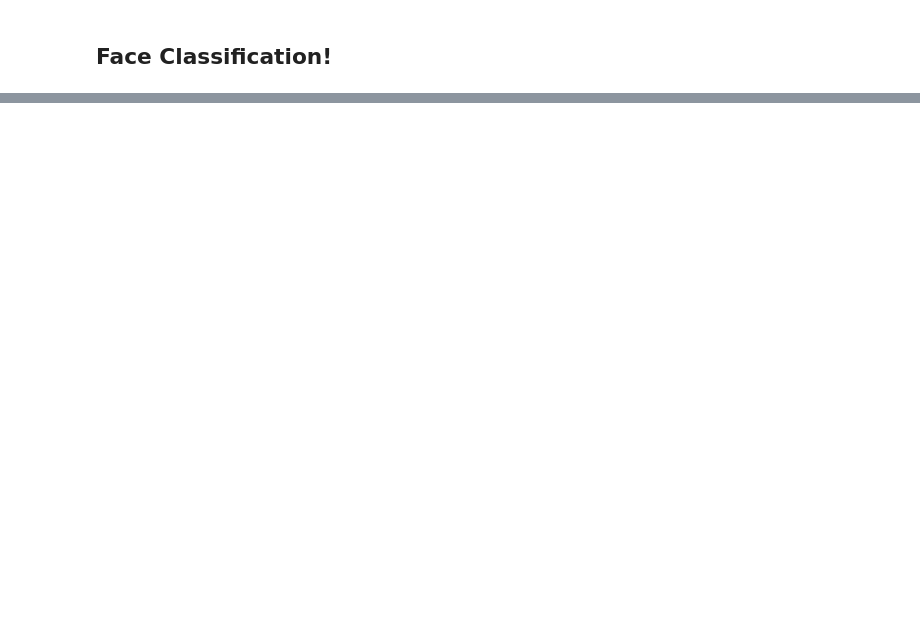
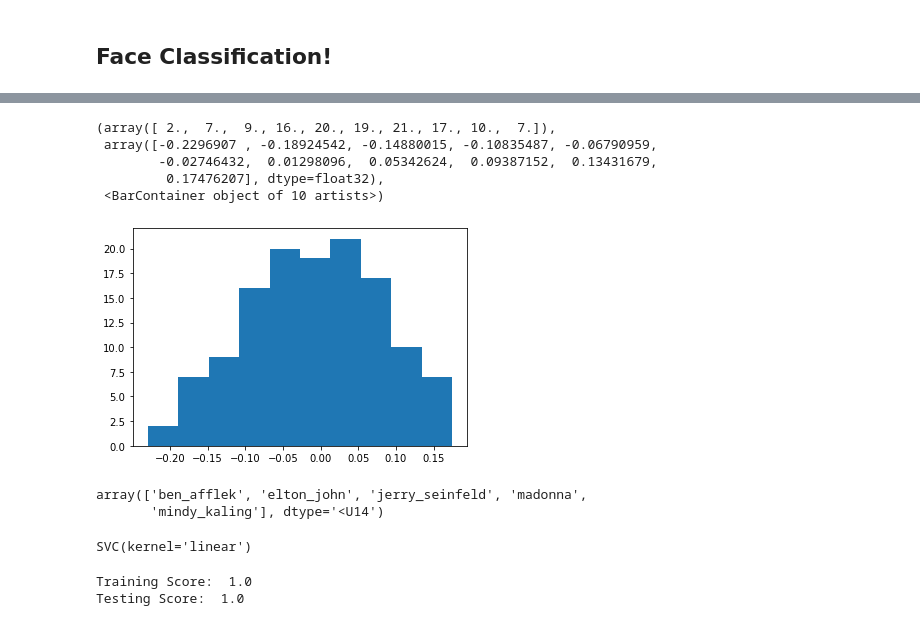
Before and after one commit to santoshgopane/FaceNet-model-using-Tensorflow-and-Keras, a Jupyter notebook: FaceNet Model Implementation.ipynb, the cells around one changed output, grey strips where cells are left out. Saved outputs shown, nothing was run; the diff lists cells and outputs as text; code cells hidden in the pictures; blank space fills up the shorter version.

Commit message:
Completed testing remaining!

```diff
--- a/FaceNet Model Implementation.ipynb
+++ b/FaceNet Model Implementation.ipynb
@@ -257,0 +332,5 @@ print(new_testx.shape)
+# %%
+# First, it is a good practice to normalize the face embedding vectors.
+in_encoder = Normalizer(norm='l2')
+x_train2 = in_encoder.transform(x_train1)
+x_test2 = in_encoder.transform(x_test1)
@@ -257,0 +348,10 @@ print(new_testx.shape)
+# %%
+# 2. With Normalize
+plt.hist(x_train2[0])
+# %% [output]
+(array([ 2.,  7.,  9., 16., 20., 19., 21., 17., 10.,  7.]),
+ array([-0.2296907 , -0.18924542, -0.14880015, -0.10835487, -0.06790959,
+        -0.02746432,  0.01298096,  0.05342624,  0.09387152,  0.13431679,
+         0.17476207], dtype=float32),
+ <BarContainer object of 10 artists>)
+[figure, added]
@@ -257,0 +365,5 @@ print(new_testx.shape)
+# %%
+label_encode.classes_
+# %% [output]
+array(['ben_afflek', 'elton_john', 'jerry_seinfeld', 'madonna',
+       'mindy_kaling'], dtype='<U14')
@@ -257,0 +373,16 @@ print(new_testx.shape)
+# %%
+svc_model = SVC(kernel='linear')
+svc_model.fit(x_train2,y_train2)
+# %% [output]
+SVC(kernel='linear')
+# %%
+yhat_test = svc_model.predict(x_test2)
+yhat_train = svc_model.predict(x_train2)
+
+train = accuracy_score(y_train2,yhat_train)
+test = accuracy_score(y_test2,yhat_test)
+print('Training Score: ',train)
+print('Testing Score: ',test)
+# %% [output]
+Training Score:  1.0
+Testing Score:  1.0
```
Also changed, not shown: parts of 17 cells of this notebook.
